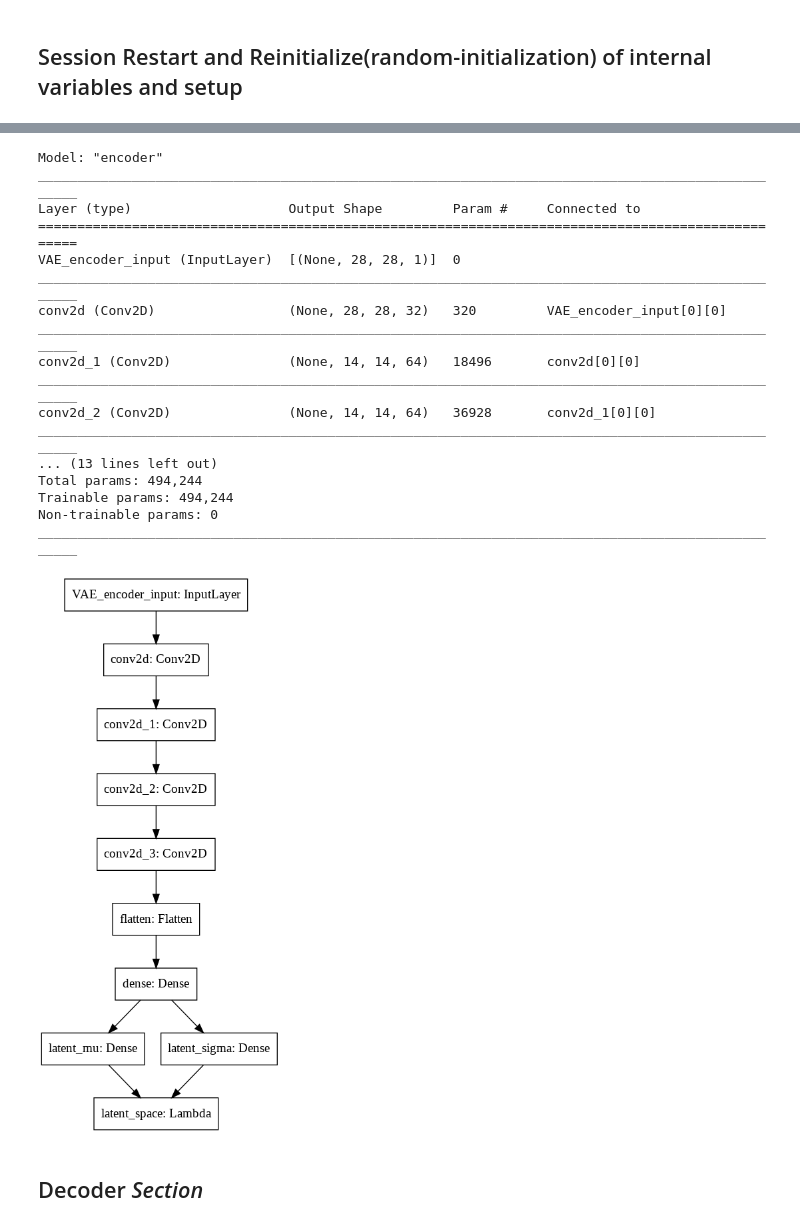
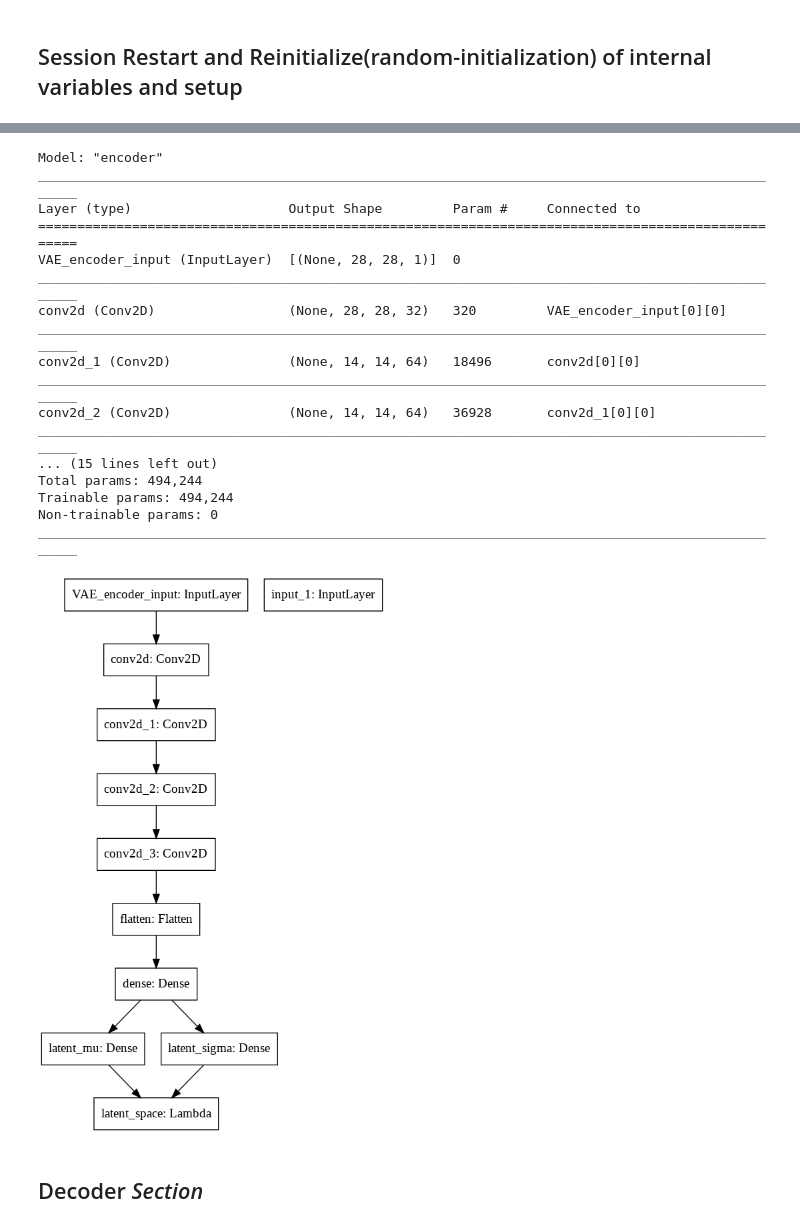
Before and after one commit to sayan0506/Conditional-Variationa-Auto-Encoder, a Jupyter notebook: Implement_Conditional_VAE_using_Keras_backend_on_MNIST(Handwritten_digits).ipynb, the cells around one changed output, grey strips where cells are left out. Cells and saved outputs as stored; diff of their text form; code cells hidden in the pictures.

```diff
--- a/Implement_Conditional_VAE_using_Keras_backend_on_MNIST(Handwritten_digits).ipynb
+++ b/Implement_Conditional_VAE_using_Keras_backend_on_MNIST(Handwritten_digits).ipynb
@@ -59,0 +48,5 @@ Shape of the dataset: (60000, 28, 28), (60000,), (10000, 28, 28), (10000,)
+# %%
+y_train_oh = to_categorical(y_train)
+y_test_oh = to_categorical(y_test)
+print(f'Shape of label encodings {y_train_oh.shape}, {y_test_oh.shape}')
+print(f'Sample encoding of {y_train[0]} is: {y_train_oh[0]}')
@@ -120,3 +116,7 @@ input_img_shape = (img_width, img_height, num_channels)
 
 # latent space dimension considered to be 2D here
 latent_dim = 2
+
+# number of classifiers
+n_classififer = y_train_oh.shape[1]
+print(f'Classifier count {n_classififer}')
@@ -145,6 +155,9 @@ tensorflow.keras.backend.clear_session()
 # %%
 # encoder convolution section
 input_img = Input(shape = input_img_shape, name = 'VAE_encoder_input')
+#conditional input
+cond_in_en = Input(shape = (n_classififer))
+
 x = Conv2D(filters = 32, kernel_size= 3, padding='same', activation= 'relu')(input_img)
 x = Conv2D(filters = 64, kernel_size= 3, padding='same', activation= 'relu', strides = (2,2))(x)
 x = Conv2D(filters = 64, kernel_size= 3, padding='same', activation= 'relu')(x)
@@ -187,37 +200,40 @@ def sample_z(args):
   # reparameterized z
   latent_z = z_mu + tensorflow.exp(1/2 * z_sigma) * epsilon
   return latent_z
 
 # now in lambda latent layer we need to add the gradient descent calculation
 # using mu and variance(sigma)
 # in Lambda layer we pass the function_name
-z = Lambda(sample_z, name = 'latent_space')([mean_layer, std_layer])
+z_latent = Lambda(sample_z, name = 'latent_space')([mean_layer, std_layer])
+
+# concatenated encoder output combinig the latent space and one hot
+z_cond = Concatenate(axis = -1)([z_latent, cond_in_en])
 
 # Define and summarize the Encoder Model
-encoder = Model(input_img, [mean_layer, std_layer, z], name = 'encoder')
+encoder = Model([input_img, cond_in_en], [mean_layer, std_layer, z_latent, cond_in_en], name = 'encoder')
 # Model summary
 encoder.summary()
 # plotting the model
 plot_model(encoder)
 # %% [output]
 Model: "encoder"
 __________________________________________________________________________________________________
 Layer (type)                    Output Shape         Param #     Connected to
 ==================================================================================================
 VAE_encoder_input (InputLayer)  [(None, 28, 28, 1)]  0
 __________________________________________________________________________________________________
 conv2d (Conv2D)                 (None, 28, 28, 32)   320         VAE_encoder_input[0][0]
 __________________________________________________________________________________________________
 conv2d_1 (Conv2D)               (None, 14, 14, 64)   18496       conv2d[0][0]
 __________________________________________________________________________________________________
 conv2d_2 (Conv2D)               (None, 14, 14, 64)   36928       conv2d_1[0][0]
 __________________________________________________________________________________________________
-... (13 lines left out)
+... (15 lines left out)
 Total params: 494,244
 Trainable params: 494,244
 Non-trainable params: 0
 __________________________________________________________________________________________________
-[figure, old version]
+[figure, new version]
 # %% [markdown]
 ## Decoder *Section*
 # %%
```
Also changed, not shown: parts of 27 cells of this notebook.
